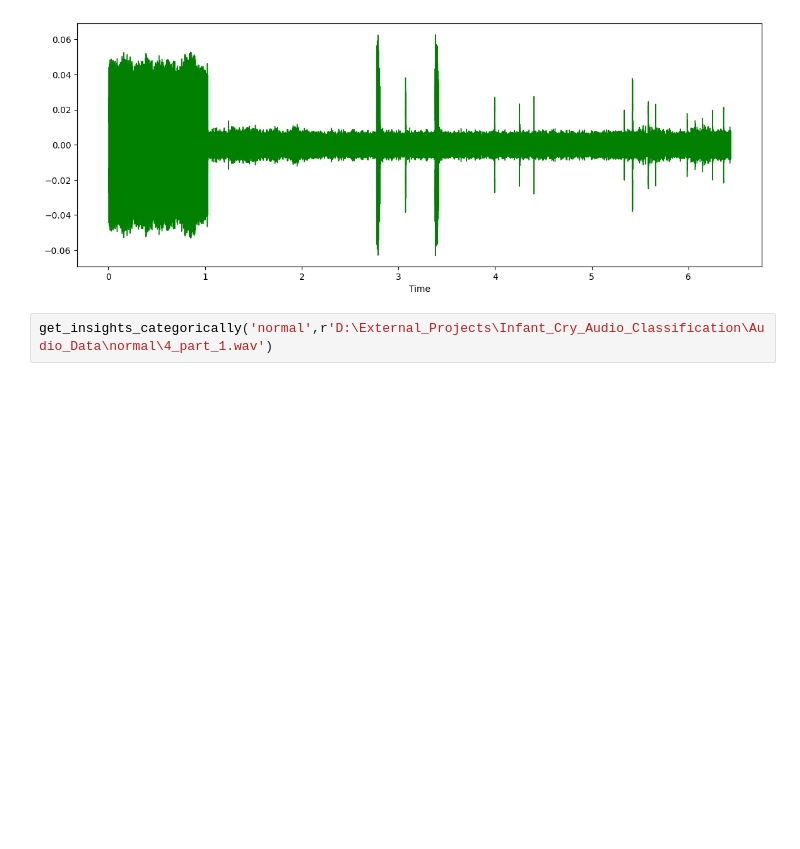
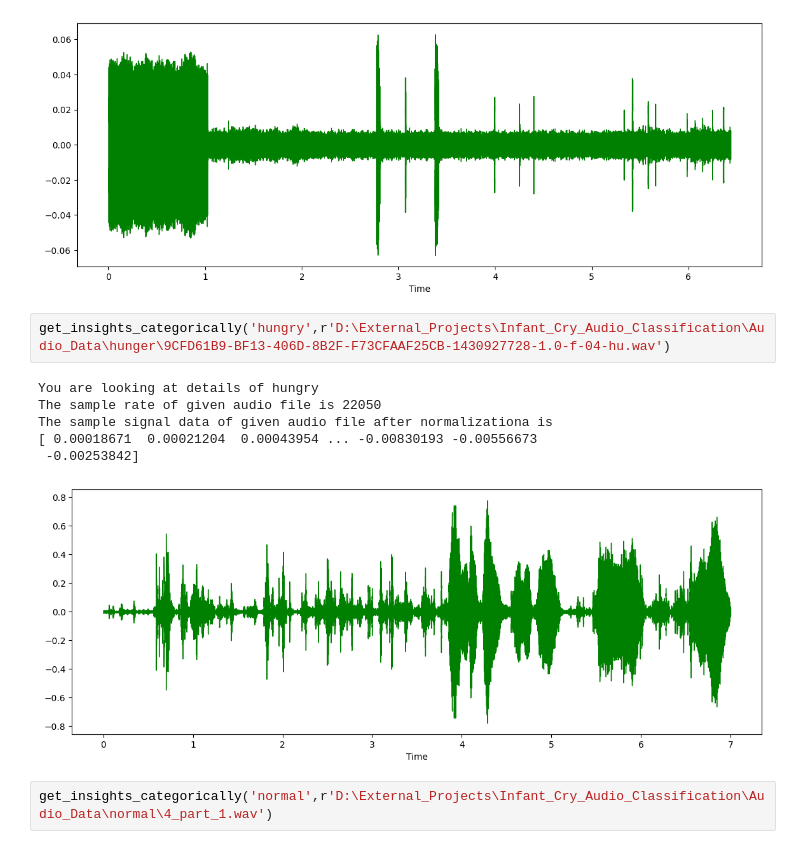
Before and after one commit to Aman-Vishwakarma1729/Automatic_Infant_Cry_Audio_Classification, a Jupyter notebook: Rersearch/main_working.ipynb, the cells around one changed output. Drawn from its saved outputs; the diff is of its cells as text; blank space fills up the shorter version.

Commit message:
Added more data and optimization

```diff
--- a/Rersearch/main_working.ipynb
+++ b/Rersearch/main_working.ipynb
@@ -84,6 +84,15 @@ The sample signal data of given audio file after normalizationa is
 [ 0.00952559  0.00796311  0.0014414  ... -0.00171047 -0.0011824
  -0.00068354]
 [figure]
+# %%
+get_insights_categorically('hungry',r'D:\External_Projects\Infant_Cry_Audio_Classification\Audio_Data\hunger\9CFD61B9-BF13-406D-8B2F-F73CFAAF25CB-1430927728-1.0-f-04-hu.wav')
+# %% [output]
+You are looking at details of hungry
+The sample rate of given audio file is 22050
+The sample signal data of given audio file after normalizationa is
+[ 0.00018671  0.00021204  0.00043954 ... -0.00830193 -0.00556673
+ -0.00253842]
+[figure, added]
 # %%
 get_insights_categorically('normal',r'D:\External_Projects\Infant_Cry_Audio_Classification\Audio_Data\normal\4_part_1.wav')
 # %% [output]
```
Also changed, not shown: parts of 18 cells of this notebook, 13 other files.
